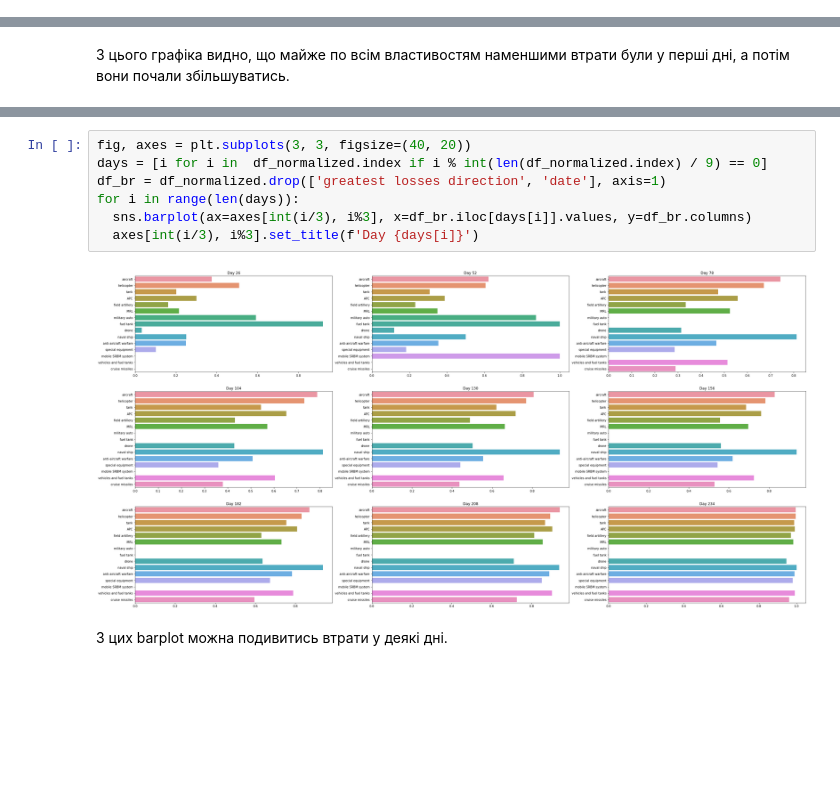
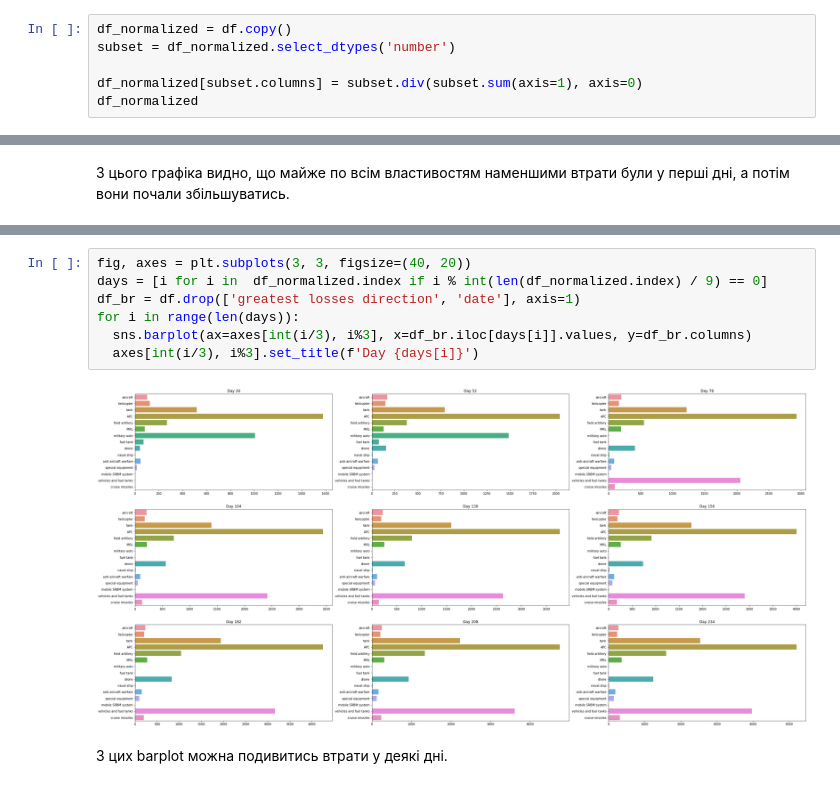
Before and after one commit to nastyabekesheva/DataScience, a Jupyter notebook: coursework/courseworkDS.ipynb, the cells around one changed output, grey strips where cells are left out. Drawn from its saved outputs; the diff is of its cells as text; blank space fills up the shorter version.

```diff
--- a/coursework/courseworkDS.ipynb
+++ b/coursework/courseworkDS.ipynb
@@ -407,0 +381,6 @@ df_normalized
+# %%
+df_normalized = df.copy()
+subset = df_normalized.select_dtypes('number')
+
+df_normalized[subset.columns] = subset.div(subset.sum(axis=1), axis=0)
+df_normalized
@@ -477,12 +471,12 @@ for i in ['aircraft', 'tank', 'APC', 'drone']:
 # %%
 fig, axes = plt.subplots(3, 3, figsize=(40, 20))
 days = [i for i in  df_normalized.index if i % int(len(df_normalized.index) / 9) == 0]
-df_br = df_normalized.drop(['greatest losses direction', 'date'], axis=1)
+df_br = df.drop(['greatest losses direction', 'date'], axis=1)
 for i in range(len(days)):
   sns.barplot(ax=axes[int(i/3), i%3], x=df_br.iloc[days[i]].values, y=df_br.columns)
   axes[int(i/3), i%3].set_title(f'Day {days[i]}')
 # %% [output]
-[figure, old version]
+[figure, new version]
 # %% [markdown]
 З цих barplot можна подивитись втрати у деякі дні.
 # %% [markdown]
```
Also changed, not shown: parts of 52 cells of this notebook.
